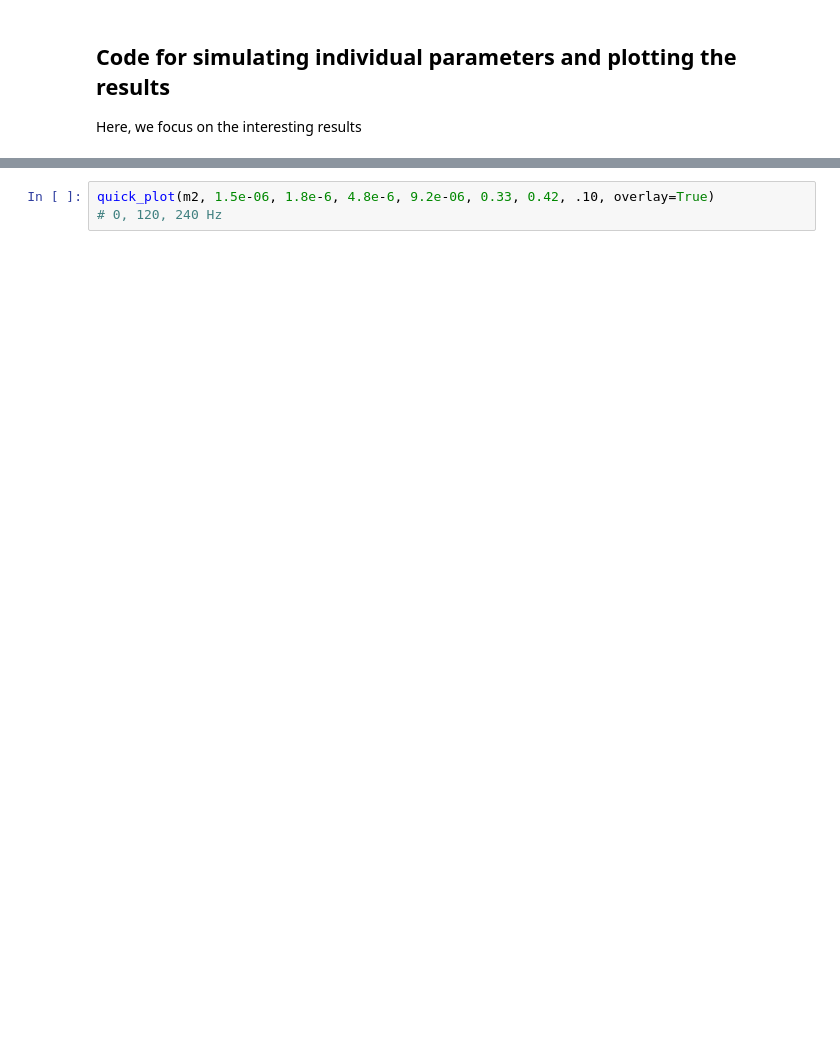
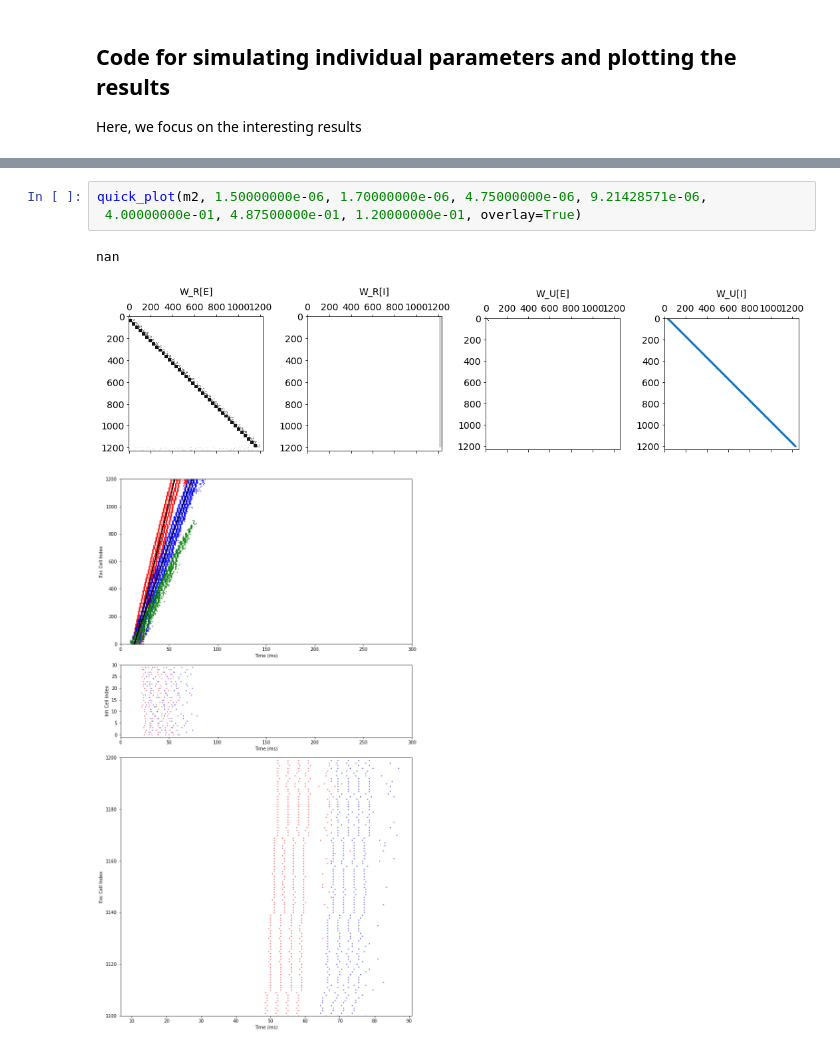
Before and after one commit to davidgbe/for_the_birds, a Jupyter notebook: S1_speed_control_biological_3.ipynb, the cells around one changed output, grey strips where cells are left out. Drawn from its saved outputs; the diff is of its cells as text; blank space fills up the shorter version.

```diff
--- a/S1_speed_control_biological_3.ipynb
+++ b/S1_speed_control_biological_3.ipynb
@@ -441,3 +459,7 @@ quick_plot(m2, 1.5e-06, 1.8e-6, 5.0e-6, 9.2e-06, 0.3, 0.45, .10, overlay=True)
-# %%
-quick_plot(m2, 1.5e-06, 1.8e-6, 4.8e-6, 9.2e-06, 0.33, 0.42, .10, overlay=True)
-# 0, 120, 240 Hz
+# %%
+quick_plot(m2, 1.50000000e-06, 1.70000000e-06, 4.75000000e-06, 9.21428571e-06,
+ 4.00000000e-01, 4.87500000e-01, 1.20000000e-01, overlay=True)
+# %% [output]
+nan
+[figure, added]
+[figure, added]
```
Also changed, not shown: parts of 16 cells of this notebook, 2 other files.
